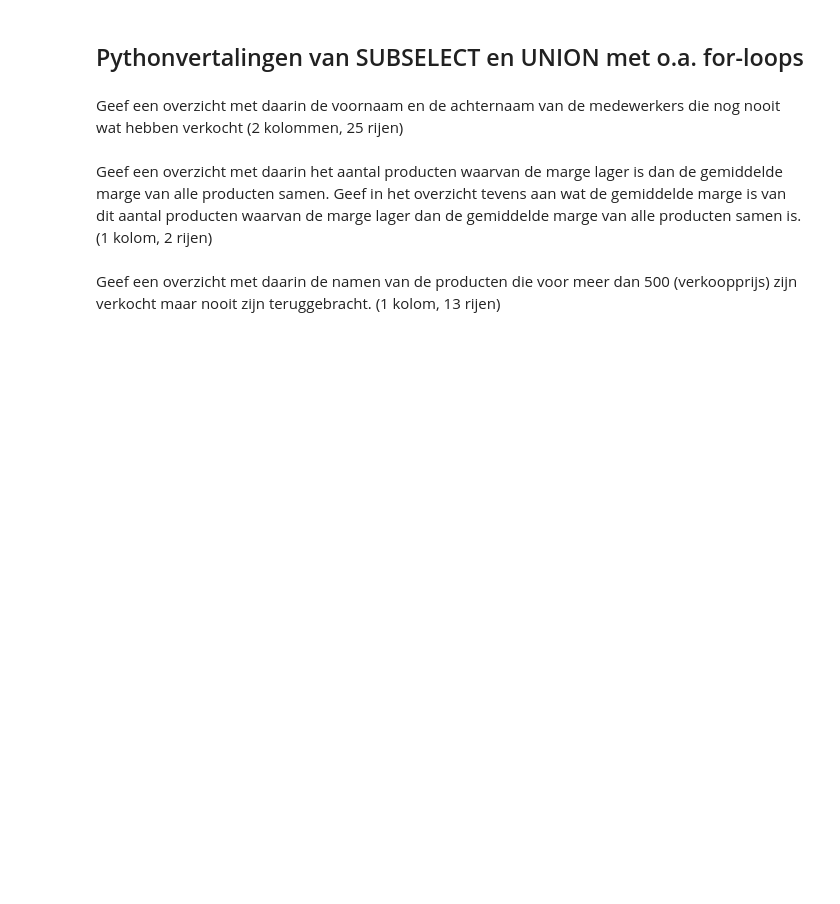
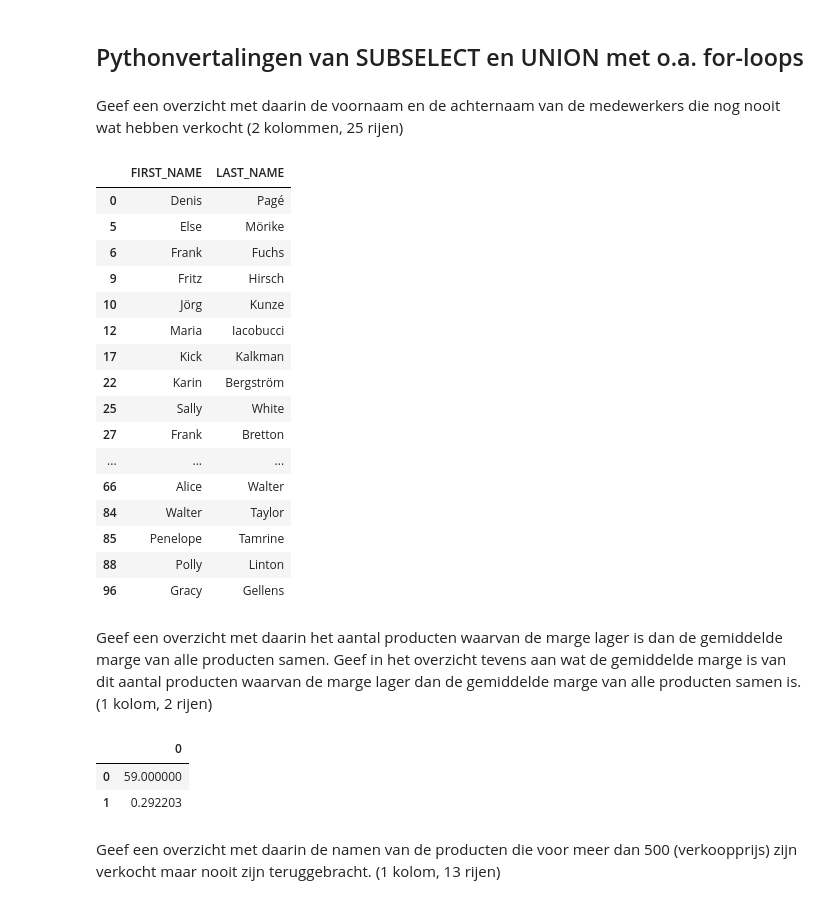
Before and after one commit to Jarnovis/DEDS_Portfolio, a Jupyter notebook: src/deds_portfolio/DEDS_WC_1.2_en_1.3_Opdrachten.ipynb, the cells around one changed output. Cells and saved outputs as stored; diff of their text form; code cells hidden in the pictures; blank space fills up the shorter version.

```diff
--- a/src/deds_portfolio/DEDS_WC_1.2_en_1.3_Opdrachten.ipynb
+++ b/src/deds_portfolio/DEDS_WC_1.2_en_1.3_Opdrachten.ipynb
@@ -509,7 +509,61 @@ country_salesBranch_retailer
 ## Pythonvertalingen van SUBSELECT en UNION met o.a. for-loops
 # %% [markdown]
 Geef een overzicht met daarin de voornaam en de achternaam van de medewerkers die nog nooit wat hebben verkocht (2 kolommen, 25 rijen)
+# %%
+staff_no_sales = []
+
+for index, row in sales_staff.iterrows():
+    if row["SALES_STAFF_CODE"] not in order_headers["SALES_STAFF_CODE"].values:
+        staff_no_sales.append(row)
+
+staff_no_sales = pd.DataFrame(staff_no_sales)
+
+staff_no_sales = staff_no_sales[["FIRST_NAME", "LAST_NAME"]]
+
+staff_no_sales
+# %% [output]
+|  | FIRST_NAME | LAST_NAME |
+| 0 | Denis | Pagé |
+| 5 | Else | Mörike |
+| 6 | Frank | Fuchs |
+| 9 | Fritz | Hirsch |
+| 10 | Jörg | Kunze |
+| 12 | Maria | Iacobucci |
+| 17 | Kick | Kalkman |
+| 22 | Karin | Bergström |
+| 25 | Sally | White |
+| 27 | Frank | Bretton |
+| ... | ... | ... |
+| 66 | Alice | Walter |
+| 84 | Walter | Taylor |
+| 85 | Penelope | Tamrine |
+| 88 | Polly | Linton |
+| 96 | Gracy | Gellens |
 # %% [markdown]
 Geef een overzicht met daarin het aantal producten waarvan de marge lager is dan de gemiddelde marge van alle producten samen. Geef in het overzicht tevens aan wat de gemiddelde marge is van dit aantal producten waarvan de marge lager dan de gemiddelde marge van alle producten samen is. (1 kolom, 2 rijen)
+# %%
+less_then_average_margin = []
+avarage_margin = products["MARGIN"].mean()
+
+for index, row in products.iterrows():
+    if row["MARGIN"] < avarage_margin:
+        less_then_average_margin.append(row)
+
+less_then_average_margin = pd.DataFrame(less_then_average_margin)
+
+products_less_then_average_margin_total_average = less_then_average_margin[["MARGIN"]].mean()
+products_less_then_average_margin_total = less_then_average_margin[["MARGIN"]].count()
+
+overview_products_less_then_average = [
+    int(products_less_then_average_margin_total),
+    float(products_less_then_average_margin_total_average)
+]
+
+overview_products_less_then_average = pd.DataFrame(overview_products_less_then_average)
+overview_products_less_then_average
+# %% [output]
+|  | 0 |
+| 0 | 59.000000 |
+| 1 | 0.292203 |
 # %% [markdown]
 Geef een overzicht met daarin de namen van de producten die voor meer dan 500 (verkoopprijs) zijn verkocht maar nooit zijn teruggebracht. (1 kolom, 13 rijen)
```
Also changed, not shown: parts of 3 cells of this notebook.
